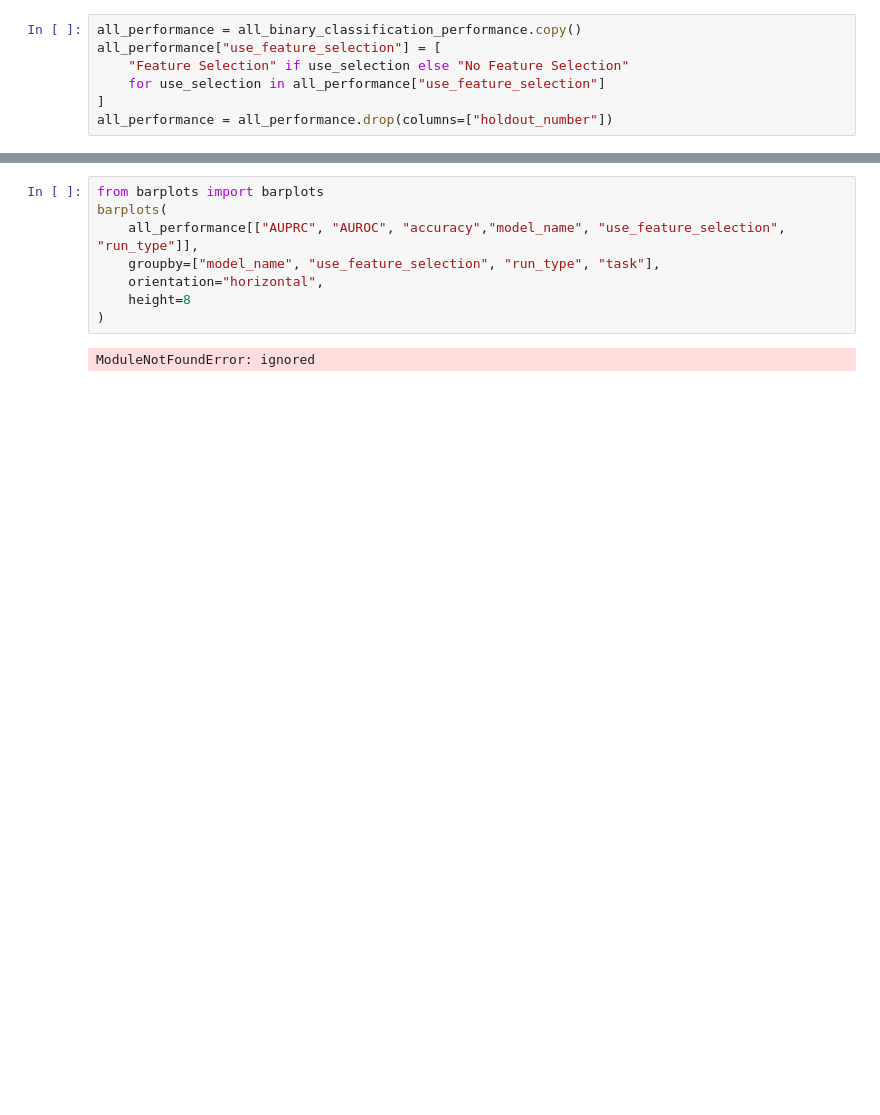
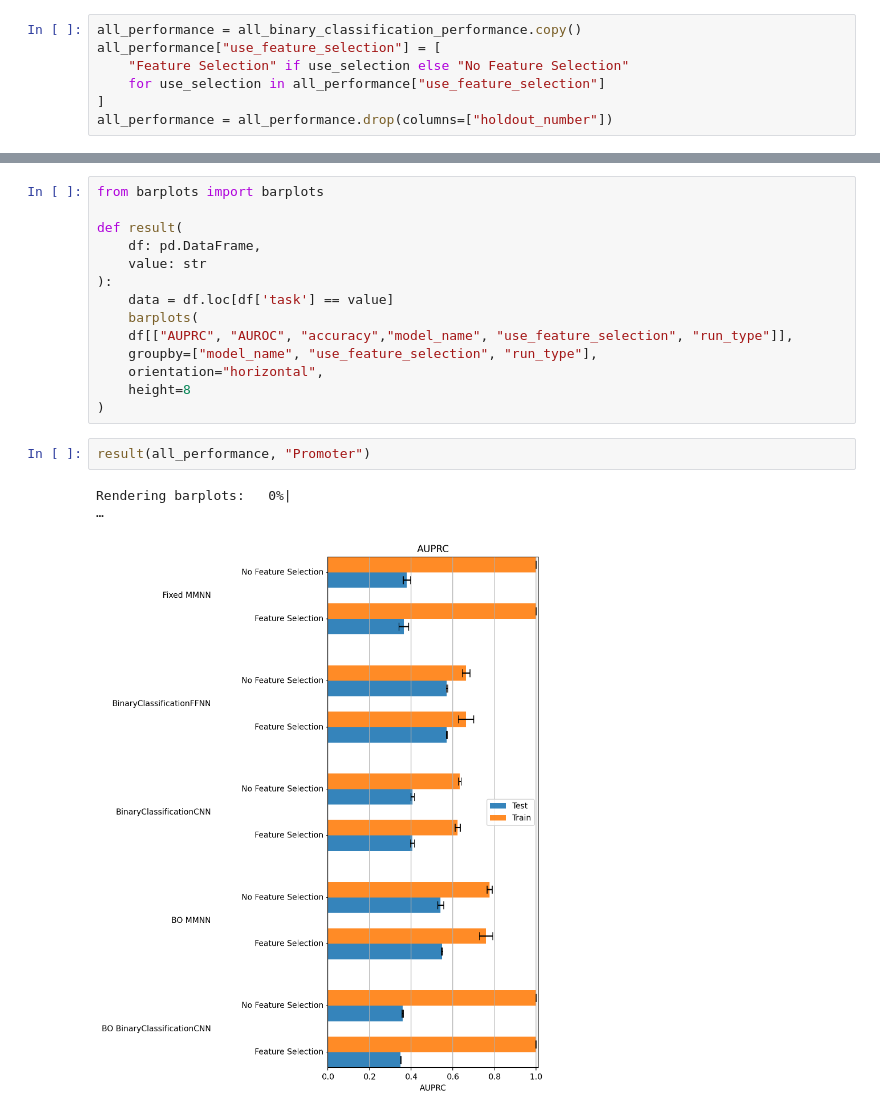
Before and after one commit to ndrep/bioinformatics, a Jupyter notebook: Bioinformatic_project.ipynb, the cells around one changed output, grey strips where cells are left out. Cells and saved outputs as stored; diff of their text form; blank space fills up the shorter version.

Commit message:
run and fix result barplot

```diff
--- a/Bioinformatic_project.ipynb
+++ b/Bioinformatic_project.ipynb
@@ -1522,10 +1542,19 @@ all_performance
 # %%
 from barplots import barplots
-barplots(
-    all_performance[["AUPRC", "AUROC", "accuracy","model_name", "use_feature_selection", "run_type"]],
-    groupby=["model_name", "use_feature_selection", "run_type", "task"],
+
+def result(
+    df: pd.DataFrame,
+    value: str
+):
+    data = df.loc[df['task'] == value]
+    barplots(
+    df[["AUPRC", "AUROC", "accuracy","model_name", "use_feature_selection", "run_type"]],
+    groupby=["model_name", "use_feature_selection", "run_type"],
     orientation="horizontal",
     height=8
 )
-# %% [output]
-ModuleNotFoundError: ignored
+# %%
+result(all_performance, "Promoter")
+# %% [output]
+Rendering barplots:   0%|                                                                                     …
+[figure, added]
```
Also changed, not shown: parts of 11 cells of this notebook.
